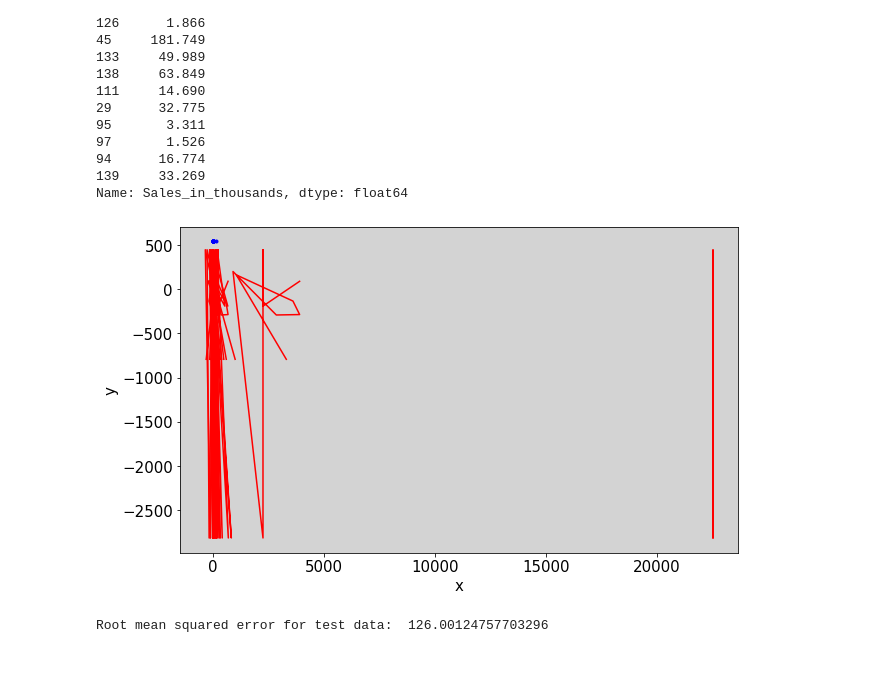
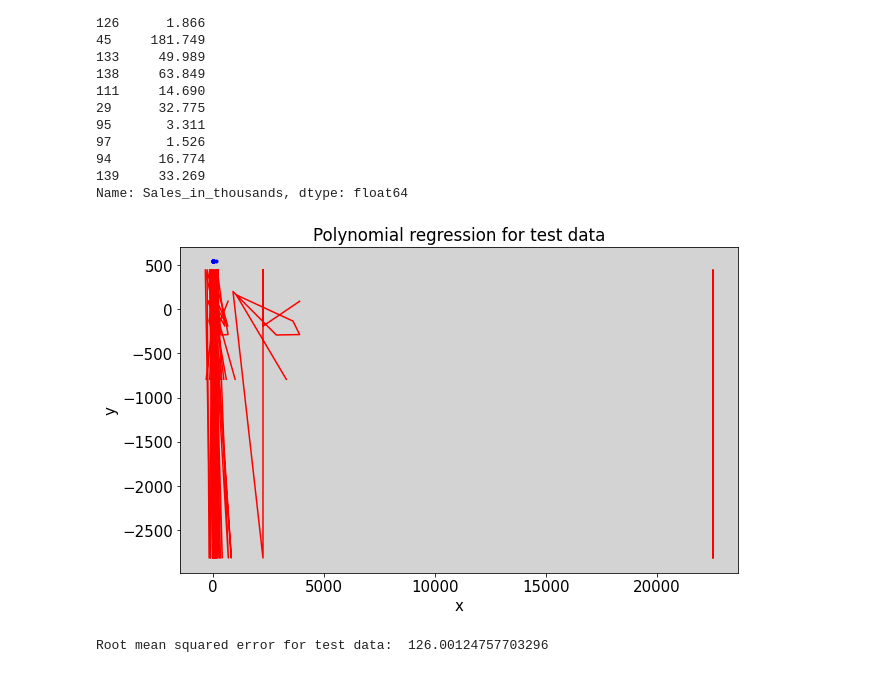
Before and after one commit to KacperUrban/Predict-car-sales, a Jupyter notebook: Car_predict.ipynb, the cells around one changed output. Drawn from its saved outputs; the diff is of its cells as text; code cells hidden in the pictures.

Commit message:
Change plots 1

```diff
--- a/Car_predict.ipynb
+++ b/Car_predict.ipynb
@@ -421,8 +422,8 @@ Root mean squared error for test data:  953.4711621335024
 # %%
 some_test_data = X_poly_test[:10]
 some_test_labels = y_test[:10]
-some_predicitons = lin_reg1.predict(some_test_data)
-print(some_predicitons)
+some_predicitons1 = lin_reg1.predict(some_test_data)
+print(some_predicitons1)
 print(some_test_labels)
 # %% [output]
 [ -792.12321198   162.22516048  -133.56181061  -286.21262848
@@ -442,14 +443,15 @@ Name: Sales_in_thousands, dtype: float64
 # %%
 # Plot shows fit model of polynomial regresion to test data
 plt.xlabel("x", size=15)
 plt.ylabel("y", size=15)
+plt.title("Polynomial regression for test data")
 plt.xticks(size=15)
 plt.yticks(size=15)
 plt.plot(X_test_prepared, y_test, 'b.')
 plt.plot(some_test_data, some_predicitons, 'r-')
 plt.show()
 # %% [output]
-[figure, old version]
+[figure, new version]
 # %%
 # Test decision tree model
 final_prediction = tree_reg.predict(X_test_prepared)
```
Also changed, not shown: parts of 1 cell of this notebook.
